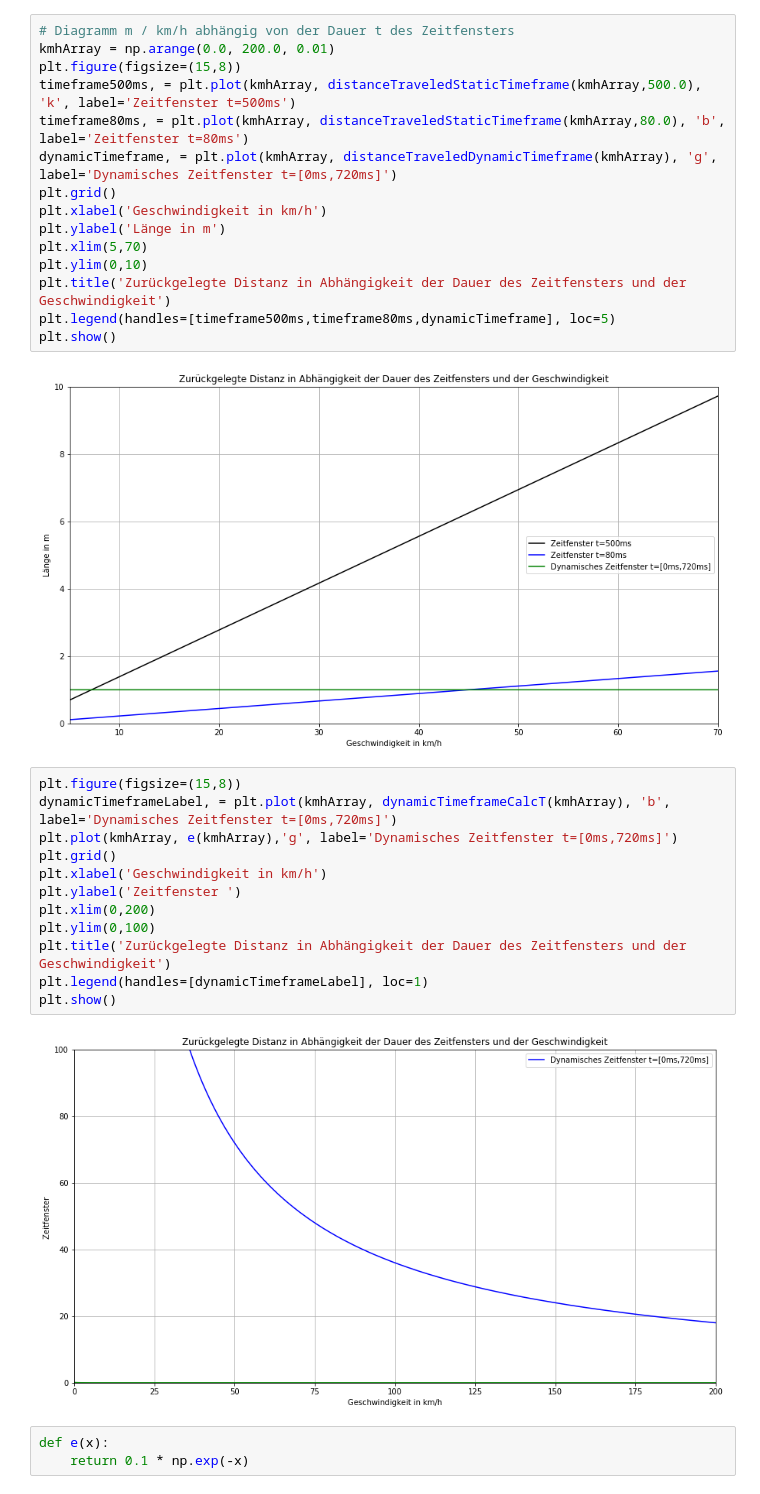
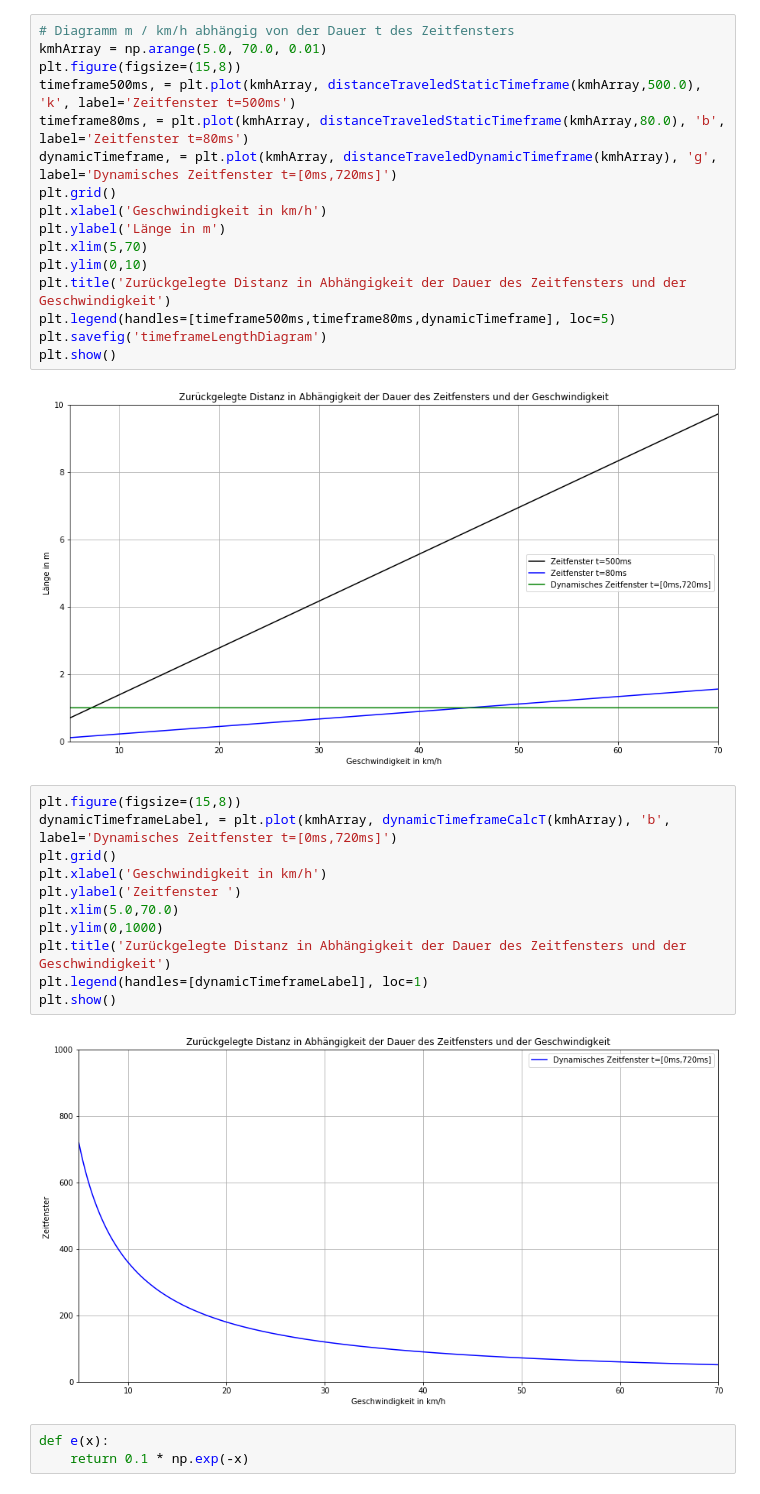
Before and after one commit to SandGreif/FahrradwegeKlassifizierung, a Jupyter notebook: datenvisualisierung/timeframeLengthDiagram.ipynb, the cells around one changed output. Cells and saved outputs as stored; diff of their text form.

Commit message:
Dokumentation timeframeDiagram umbenannt in timeframeLengthDiagram / Formeln und Dokumentation erweitert

```diff
--- a/datenvisualisierung/timeframeDiagram.ipynb
+++ b/datenvisualisierung/timeframeLengthDiagram.ipynb
@@ -19,7 +66,7 @@ def dynamicTimeframeCalcT(kmh):
     return (1/(kmh/3.6))*1000
 # %%
 # Diagramm m / km/h abhängig von der Dauer t des Zeitfensters
-kmhArray = np.arange(0.0, 200.0, 0.01)
+kmhArray = np.arange(5.0, 70.0, 0.01)
 plt.figure(figsize=(15,8))
 timeframe500ms, = plt.plot(kmhArray, distanceTraveledStaticTimeframe(kmhArray,500.0), 'k', label='Zeitfenster t=500ms')
 timeframe80ms, = plt.plot(kmhArray, distanceTraveledStaticTimeframe(kmhArray,80.0), 'b', label='Zeitfenster t=80ms')
@@ -31,23 +78,23 @@ plt.xlim(5,70)
 plt.ylim(0,10)
 plt.title('Zurückgelegte Distanz in Abhängigkeit der Dauer des Zeitfensters und der Geschwindigkeit')
 plt.legend(handles=[timeframe500ms,timeframe80ms,dynamicTimeframe], loc=5)
+plt.savefig('timeframeLengthDiagram')
 plt.show()
 # %% [output]
 [figure]
 # %%
 plt.figure(figsize=(15,8))
 dynamicTimeframeLabel, = plt.plot(kmhArray, dynamicTimeframeCalcT(kmhArray), 'b', label='Dynamisches Zeitfenster t=[0ms,720ms]')
-plt.plot(kmhArray, e(kmhArray),'g', label='Dynamisches Zeitfenster t=[0ms,720ms]')
 plt.grid()
 plt.xlabel('Geschwindigkeit in km/h')
 plt.ylabel('Zeitfenster ')
-plt.xlim(0,200)
-plt.ylim(0,100)
+plt.xlim(5.0,70.0)
+plt.ylim(0,1000)
 plt.title('Zurückgelegte Distanz in Abhängigkeit der Dauer des Zeitfensters und der Geschwindigkeit')
 plt.legend(handles=[dynamicTimeframeLabel], loc=1)
 plt.show()
 # %% [output]
-[figure, old version]
+[figure, new version]
 # %%
 def e(x):
     return 0.1 * np.exp(-x)
```
Also changed, not shown: parts of 2 cells of this notebook, 5 other files.
